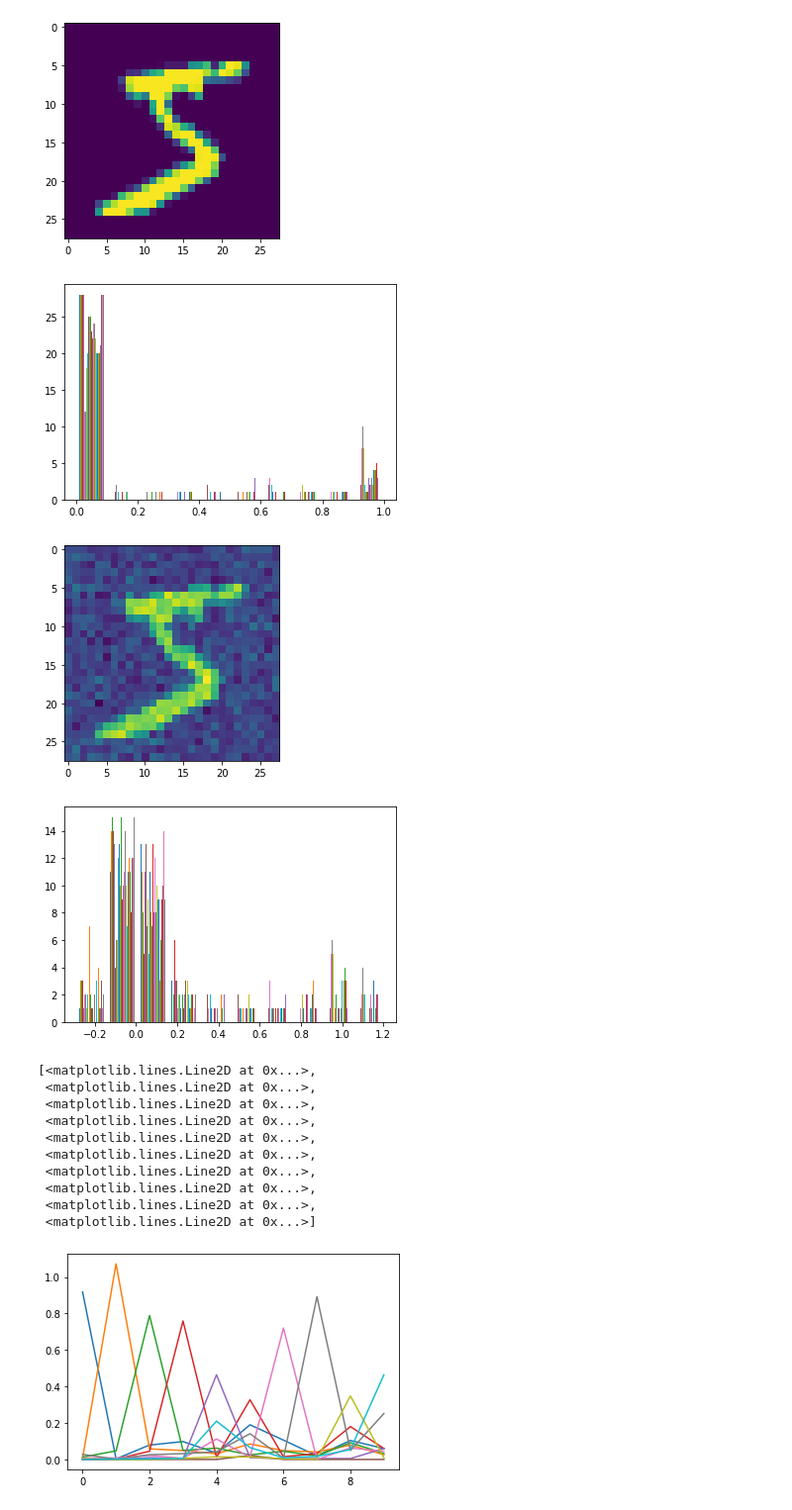
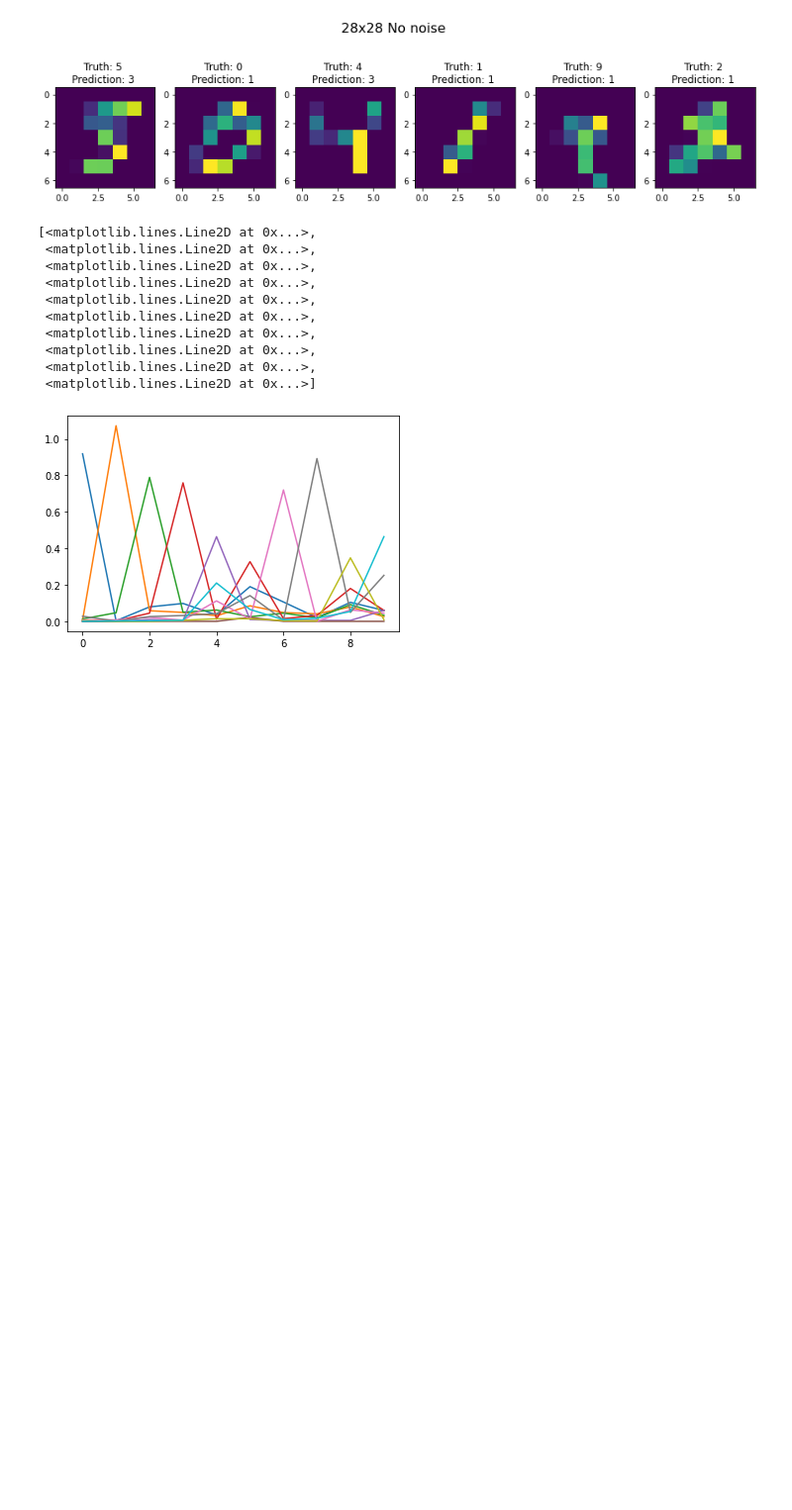
Before and after one commit to jornelasmunoz/UCM_Undergraduate_Research, a Jupyter notebook: notebooks/CNN_Training_Notebook_Non_Noisy_Data.ipynb, the cells around one changed output. Shown: that part at 99% size. Saved outputs shown, nothing was run; the diff lists cells and outputs as text; code cells hidden in the pictures; blank space fills up the shorter version.

```diff
--- a/notebooks/CNN_Training_Notebook_Non_Noisy_Data.ipynb
+++ b/notebooks/CNN_Training_Notebook_Non_Noisy_Data.ipynb
@@ -44,19 +44,26 @@ for i in range(len(cnn)):
     torch.save(cnn[i], model_path)
     torch.save(cnn[i].state_dict(), weights_path)
     print("Done Saving\n")
+# %%
+dummy = torch.load('/Users/cristianespinosa/Documents/UCM_Undergraduate_Research/models/March_28th_2022/cnn_model7x7')#CNN(noise = False)
 # %%
-dummy = CNN(noise = False)
-plt.imshow(dummy.train_data[0][0][0]); plt.show()
-plt.hist(dummy.train_data[0][0][0]);plt.show()
+fig, axs = plt.subplots(1,6, figsize=(15,4))
+axs = axs.ravel()
+for i in range(6):
+    resized = np.resize(dummy.train_data[i][0][0], (1,1,7,7))
+    test_output, last_layer = dummy(torch.tensor(resized))
+    pred_y = torch.max(test_output, 1)[1].numpy()[0]
 
-dummy = CNN(noise = True)
-plt.imshow(dummy.train_data[0][0][0]); plt.show()
-plt.hist(dummy.train_data[0][0][0]);plt.show()
+    axs[i].imshow(dummy.train_data[i][0][0])
+    axs[i].set_title('Truth: %i \nPrediction: %s '%(dummy.train_data[i][1],pred_y ))
+fig.suptitle('28x28 No noise', fontsize=16)
+#plt.subplots_adjust(top=0.1)
+plt.show()
+# dummy = CNN(noise = True)
+# plt.imshow(dummy.train_data[0][0][0]); plt.show()
+# plt.hist(dummy.train_data[0][0][0]);plt.show()
 # %% [output]
-[figure, old version]
+[figure, new version]
-[figure, removed]
-[figure, removed]
-[figure, removed]
 # %%
 plt.figure(figsize=(12,7))
 plot_confusion_matrix(cmt[0], dummy.test_data.classes)
```
